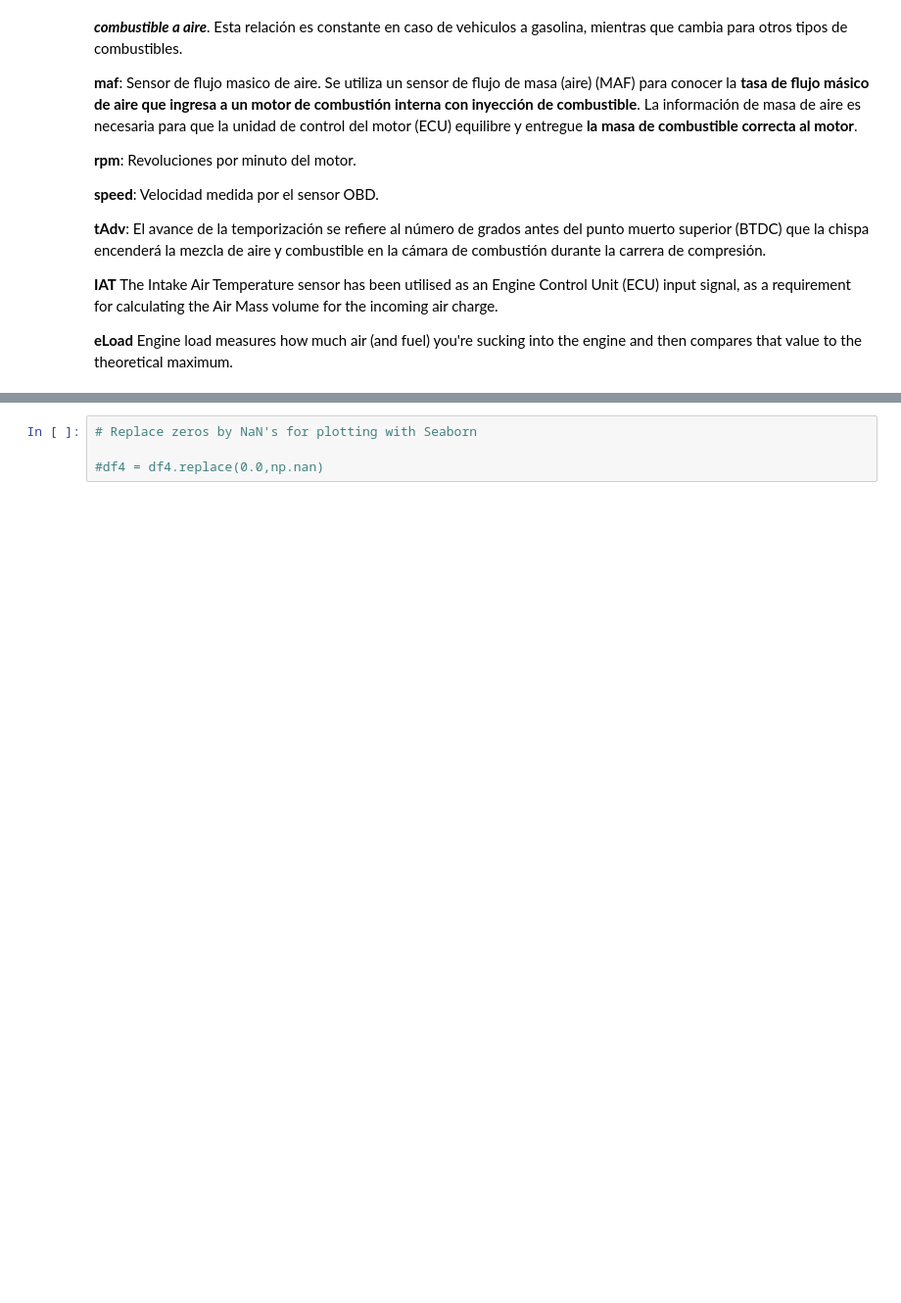
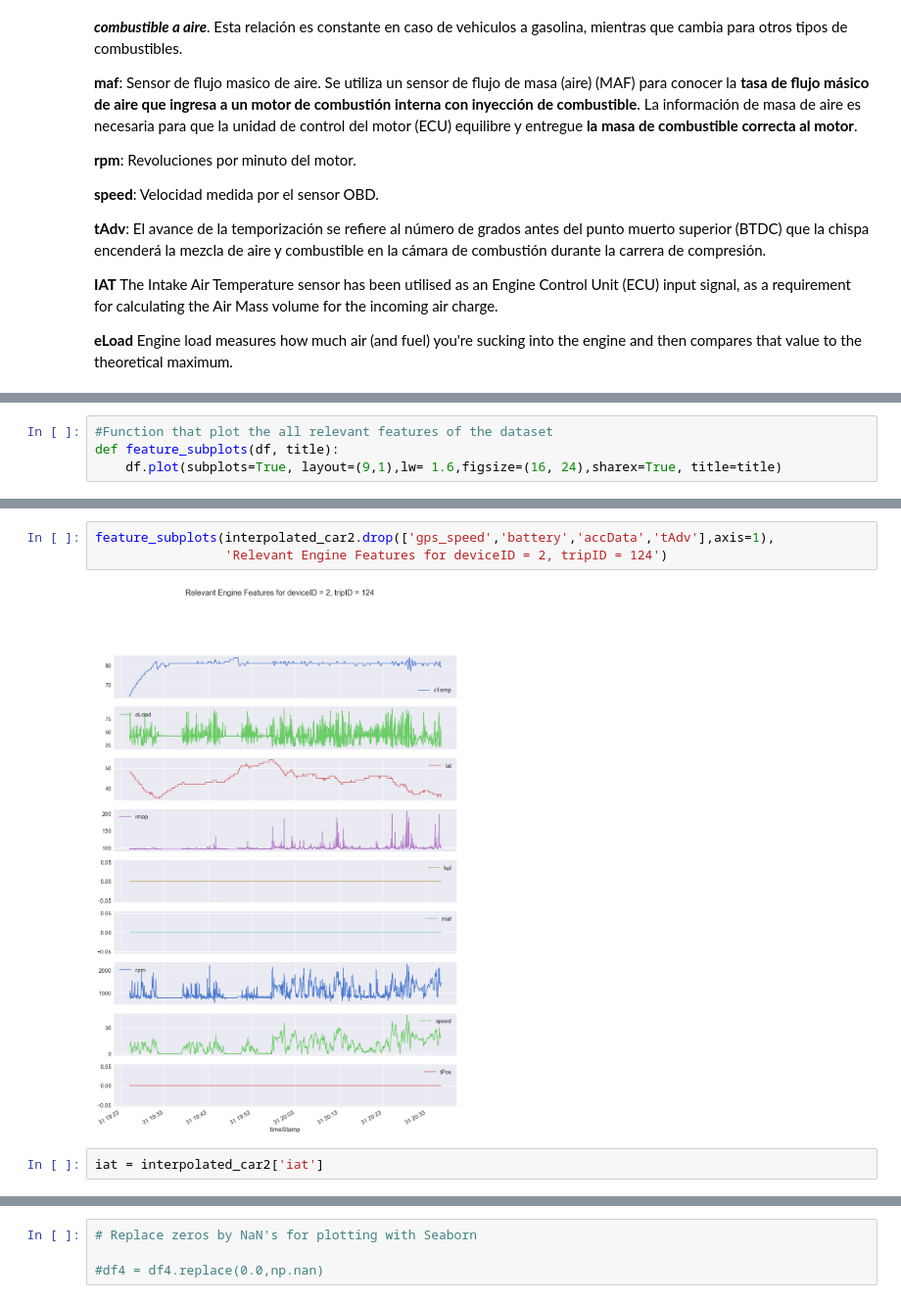
Before and after one commit to noshaq/Vehicle_remote_sensing, a Jupyter notebook: vehicle_telematics.ipynb, the cells around one changed output, grey strips where cells are left out. Shown at 98% size. Drawn from its saved outputs; the diff is of its cells as text; blank space fills up the shorter version.

```diff
--- a/vehicle_telematics.ipynb
+++ b/vehicle_telematics.ipynb
@@ -363,0 +361,4 @@ plot_some_tseries(time,  interpolated_car2['iat'], interpolated_car2['eLoad'], i
+# %%
+#Function that plot the all relevant features of the dataset
+def feature_subplots(df, title):
+    df.plot(subplots=True, layout=(9,1),lw= 1.6,figsize=(16, 24),sharex=True, title=title)
@@ -363,0 +371,7 @@ plot_some_tseries(time,  interpolated_car2['iat'], interpolated_car2['eLoad'], i
+# %%
+feature_subplots(interpolated_car2.drop(['gps_speed','battery','accData','tAdv'],axis=1),
+                 'Relevant Engine Features for deviceID = 2, tripID = 124')
+# %% [output]
+[figure, added]
+# %%
+iat = interpolated_car2['iat']
```
Also changed, not shown: parts of 7 cells of this notebook, 1 other file.
